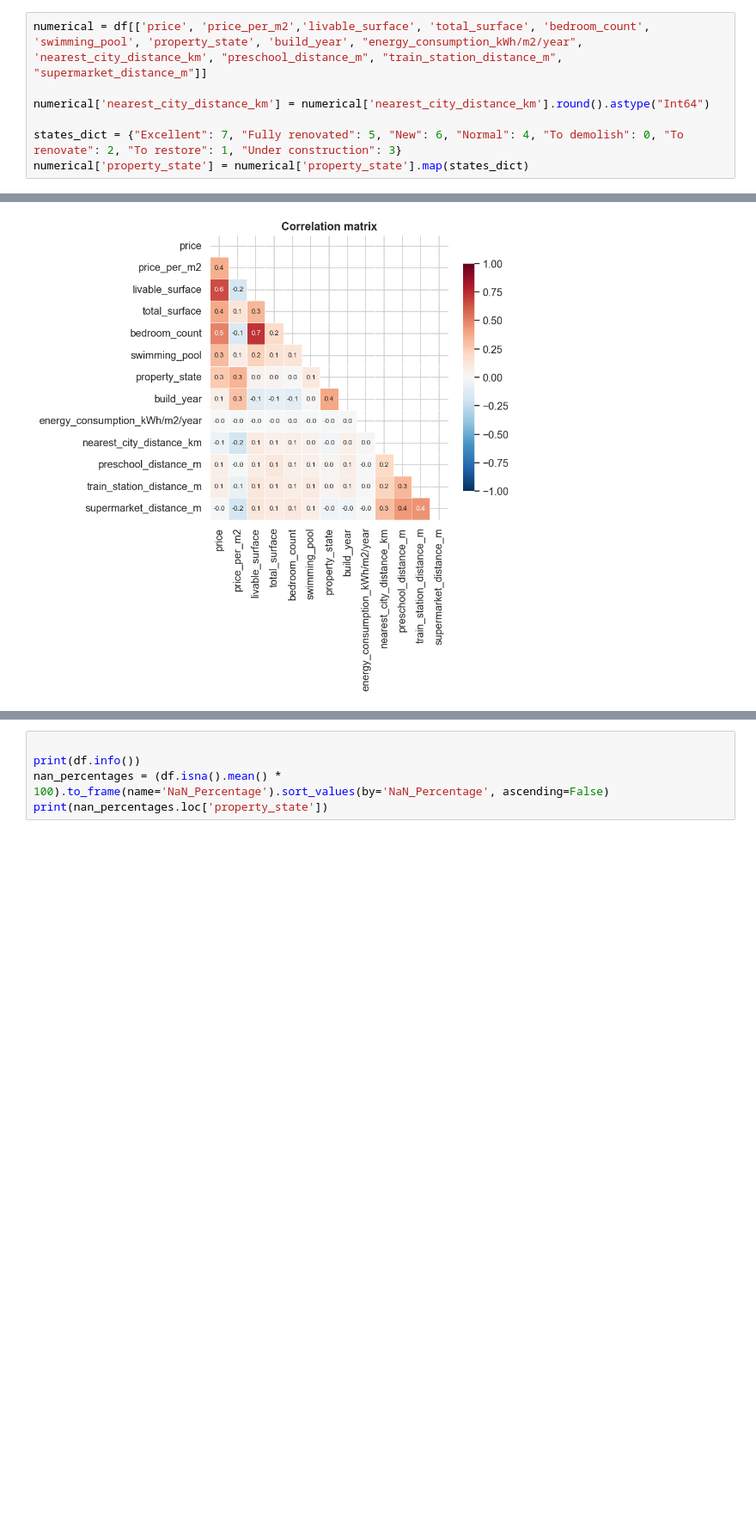
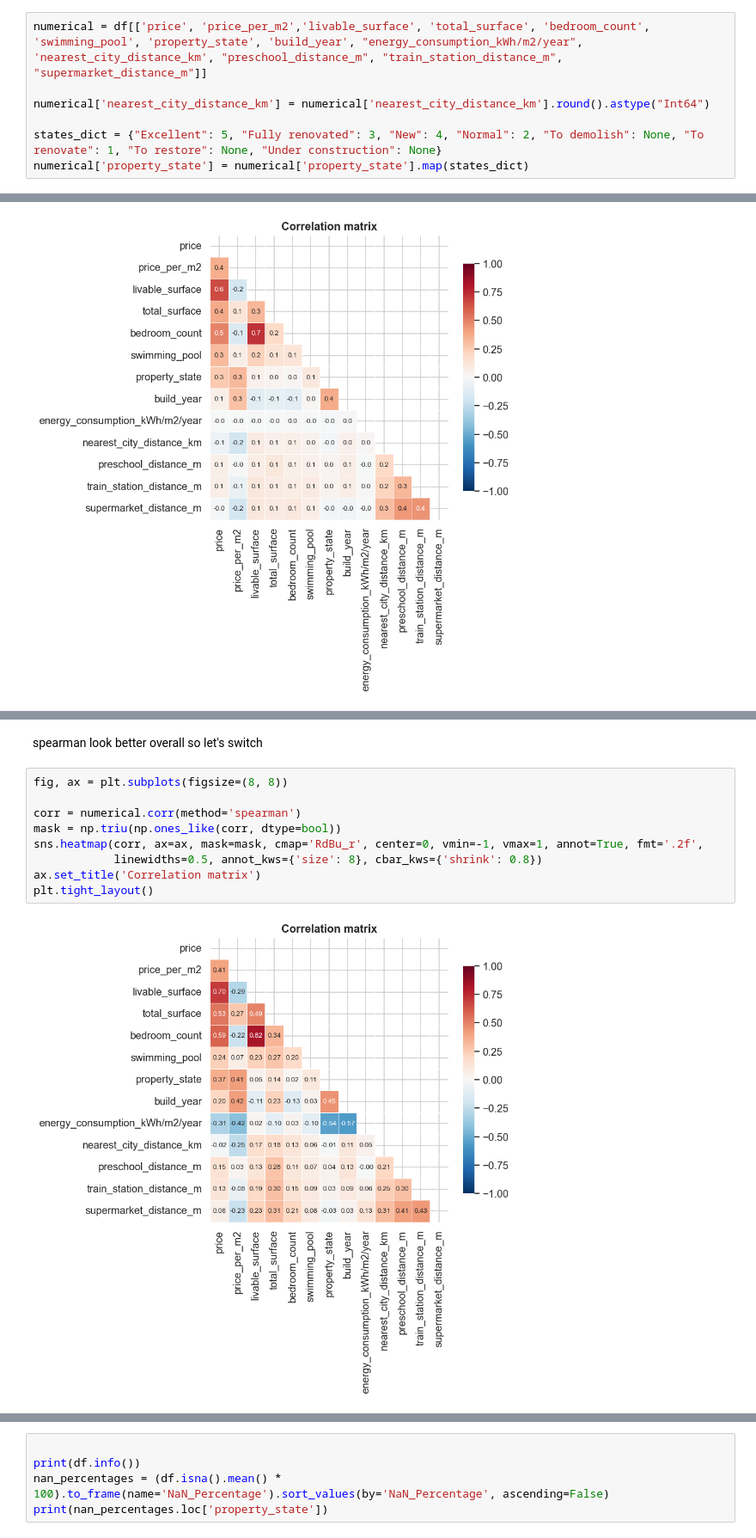
Before and after one commit to lienkt/immo-eliza-turtles-analysis, a Jupyter notebook: max_eploratory_work.ipynb, the cells around one changed output, grey strips where cells are left out. Shown at 86% size. Drawn from its saved outputs; the diff is of its cells as text; blank space fills up the shorter version.

```diff
--- a/max_eploratory_work.ipynb
+++ b/max_eploratory_work.ipynb
@@ -133,7 +133,7 @@ numerical = df[['price', 'price_per_m2','livable_surface', 'total_surface', 'bed
 
 numerical['nearest_city_distance_km'] = numerical['nearest_city_distance_km'].round().astype("Int64")
 
-states_dict = {"Excellent": 7, "Fully renovated": 5, "New": 6, "Normal": 4, "To demolish": 0, "To renovate": 2, "To restore": 1, "Under construction": 3}
+states_dict = {"Excellent": 5, "Fully renovated": 3, "New": 4, "Normal": 2, "To demolish": None, "To renovate": 1, "To restore": None, "Under construction": None}
 numerical['property_state'] = numerical['property_state'].map(states_dict)
 # %%
 fig, ax = plt.subplots(figsize=(8, 8))
@@ -174,5 +174,18 @@ train_station_distance_m        0.065894  0.126914
 supermarket_distance_m         -0.014213  0.055056
 nearest_city_distance_km       -0.057529 -0.021477
 energy_consumption_kWh/m2/year -0.001982 -0.306926
+# %% [markdown]
+spearman look better overall so let's switch
+# %%
+fig, ax = plt.subplots(figsize=(8, 8))
+
+corr = numerical.corr(method='spearman')
+mask = np.triu(np.ones_like(corr, dtype=bool))
+sns.heatmap(corr, ax=ax, mask=mask, cmap='RdBu_r', center=0, vmin=-1, vmax=1, annot=True, fmt='.2f',
+            linewidths=0.5, annot_kws={'size': 8}, cbar_kws={'shrink': 0.8})
+ax.set_title('Correlation matrix')
+plt.tight_layout()
+# %% [output]
+[figure, added]
 # %%
 print(f"property_state : {df['property_state'].nunique()} unique -> \n  {df['property_state'].unique()}\n")
```
Also changed, not shown: parts of 8 cells of this notebook.
